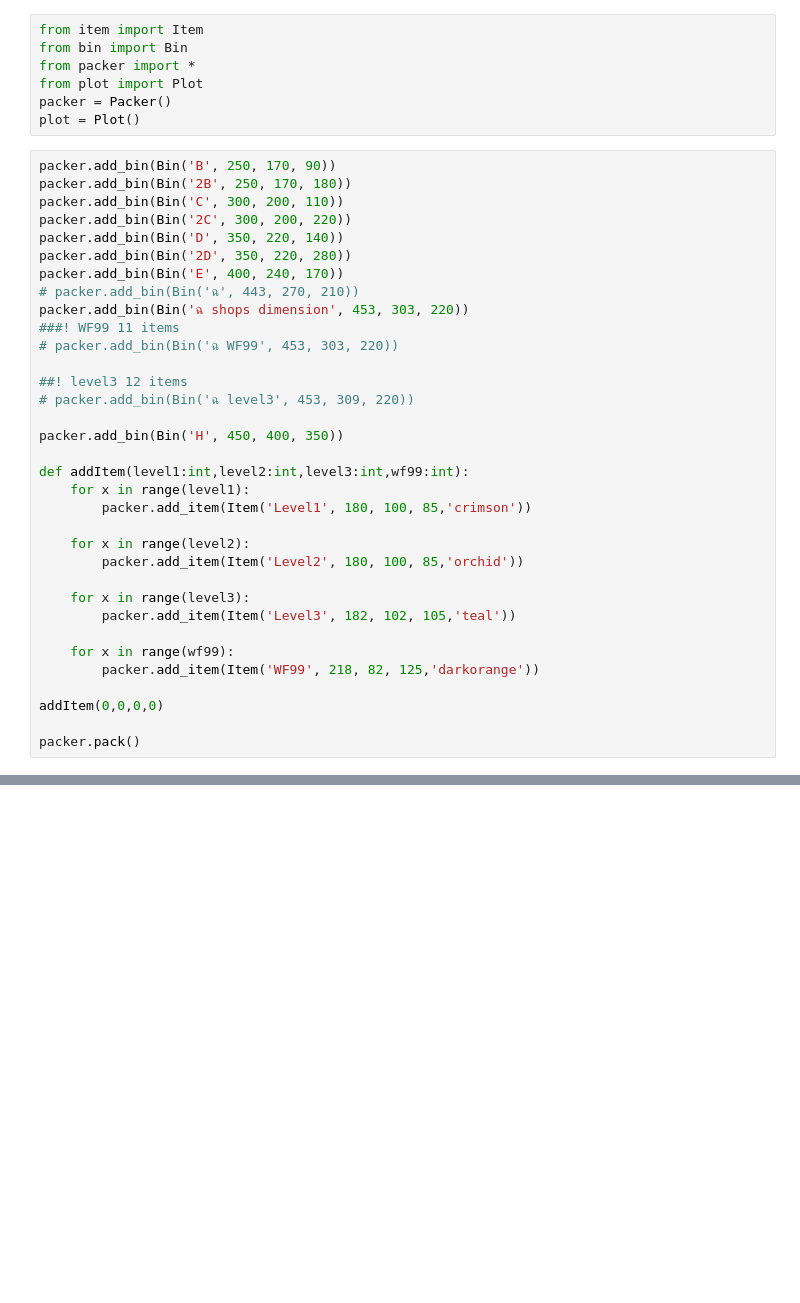
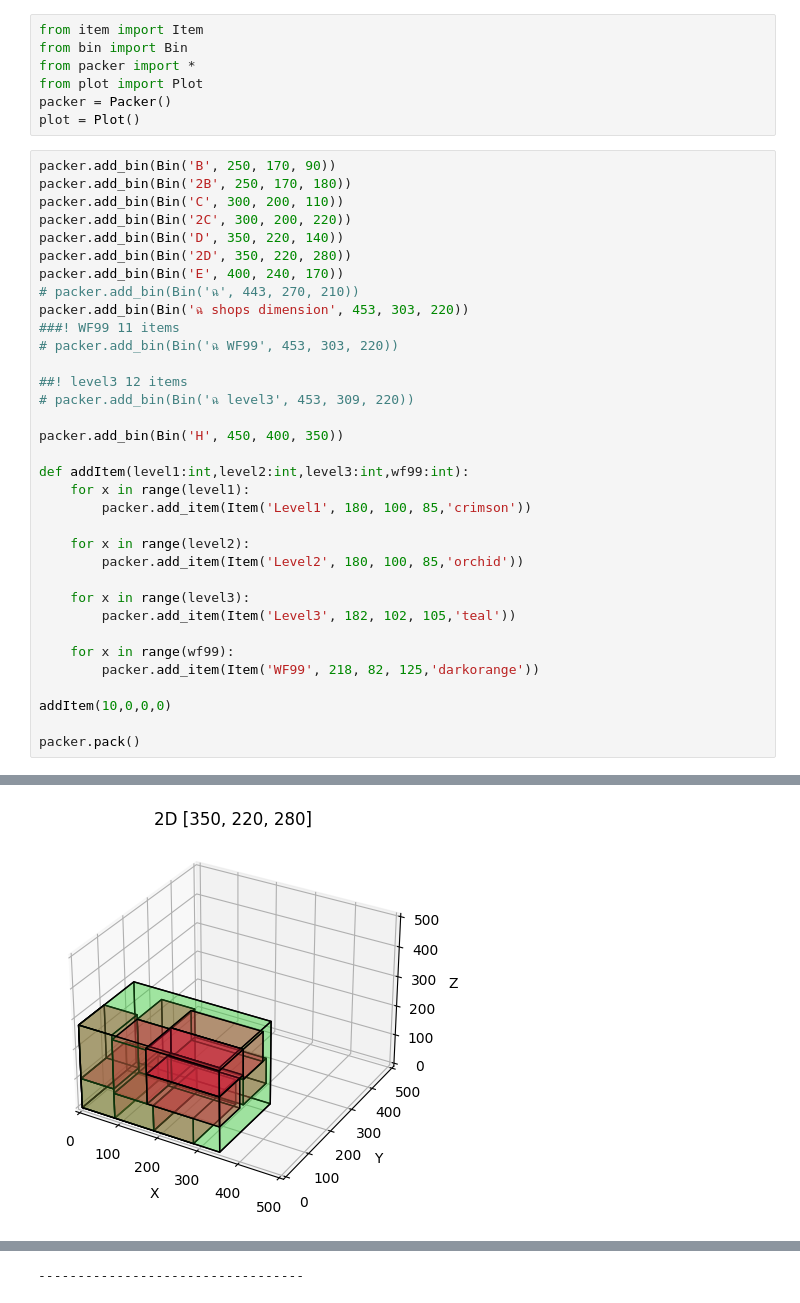
Before and after one commit to thanapat2402/3D-BPP-TPCS, a Jupyter notebook: main.ipynb, the cells around one changed output, grey strips where cells are left out. Drawn from its saved outputs; the diff is of its cells as text; blank space fills up the shorter version.

```diff
--- a/main.ipynb
+++ b/main.ipynb
@@ -36,6 +36,7 @@ def addItem(level1:int,level2:int,level3:int,wf99:int):
     for x in range(wf99):
         packer.add_item(Item('WF99', 218, 82, 125,'darkorange'))
 
-addItem(0,0,0,0)
+addItem(10,0,0,0)
 
 packer.pack()
+# %% [output]
@@ -41,0 +60 @@ packer.pack()
+[figure, added]
@@ -41,0 +93 @@ packer.pack()
+----------------------------------
```
Also changed, not shown: parts of 1 cell of this notebook, 2 other files.
